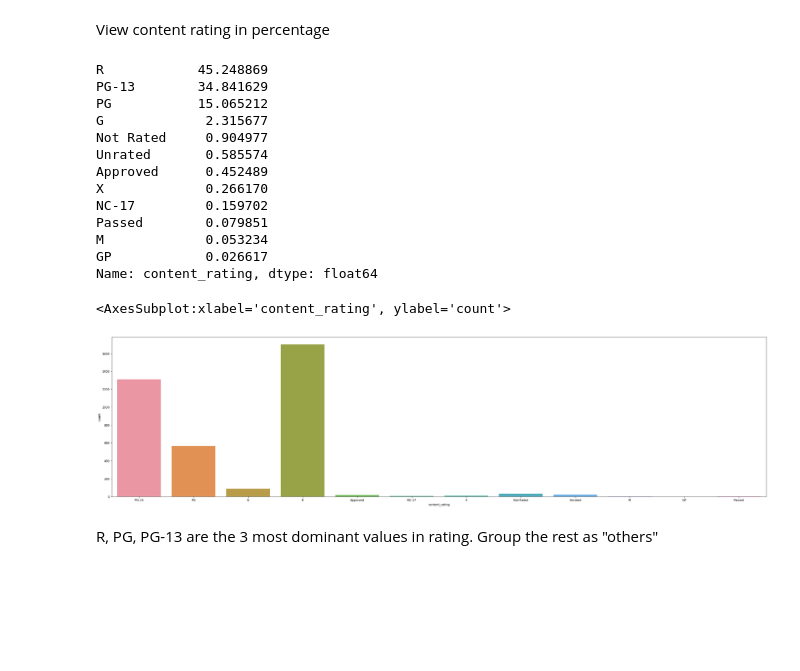
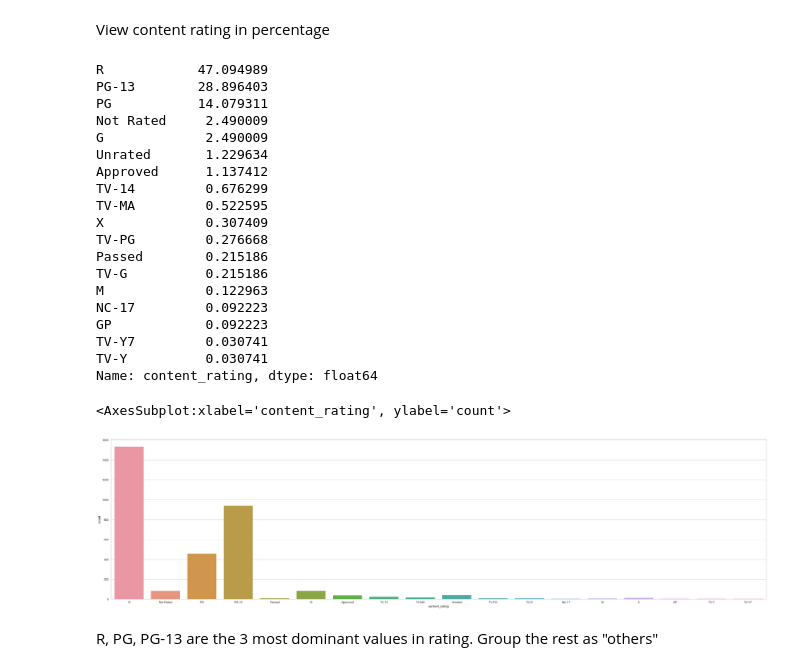
Before and after one commit to tontan2545/Big-Data-and-Artificial-Intelligence, a Jupyter notebook: W4_Logistic_Regression/HW4_Movie_Metadata.ipynb, the cells around one changed output. Cells and saved outputs as stored; diff of their text form; code cells hidden in the pictures; blank space fills up the shorter version.

```diff
--- a/W4_Logistic_Regression/HW4_Movie_Metadata.ipynb
+++ b/W4_Logistic_Regression/HW4_Movie_Metadata.ipynb
@@ -180,15 +262,17 @@ dtype: int64
 # %% [markdown]
 #### Dropping unnecessary columns such as imdb link, names
 # %%
-X = X.drop([
+to_drop = [
            "actor_1_name",
            "actor_2_name",
            "actor_3_name",
            "director_name",
            "movie_imdb_link",
            "movie_title"
-], axis=1)
-X.dtypes
+]
+X_train.drop(to_drop, axis=1, inplace=True)
+X_test.drop(to_drop, axis=1, inplace=True)
+X_train.dtypes
 # %% [output]
 actor_1_facebook_likes       float64
 actor_2_facebook_likes       float64
@@ -265,6 +349,7 @@ English accounts for 93.5%, this data is unusable since it's heavily skewed. Dro
 # %%
-X = X.drop("language", axis=1)
-X.dtypes
+X_train = X_train.drop("language", axis=1)
+X_test = X_test.drop("language", axis=1)
+X_train.dtypes
 # %% [output]
 actor_1_facebook_likes       float64
 actor_2_facebook_likes       float64
@@ -345,7 +430,8 @@ def process_country(X):
   top_three = ["USA","UK","France"]
   X["country"] = X["country"].where(X["country"].isin(top_three), "others")
   return X
-X = process_country(X)
-X
+X_train = process_country(X_train)
+X_test = process_country(X_test)
+X_train
 # %% [output]
 |  | actor_1_facebook_likes | actor_2_facebook_likes | actor_3_facebook_likes | aspect_ratio | budget | ... |
@@ -372,8 +458,9 @@ plt.figure(figsize=(40,10))
 # %% [markdown]
 Genres are too complicated and interconnected, dropping this data as for right now
 # %%
-X = X.drop("genres", axis=1)
-X.dtypes
+X_train = X_train.drop("genres", axis=1)
+X_test = X_test.drop("genres",axis=1)
+X_train.dtypes
 # %% [output]
 actor_1_facebook_likes       float64
 actor_2_facebook_likes       float64
@@ -399,28 +486,34 @@ dtype: object
 # %% [markdown]
 View content rating in percentage
 # %%
-value_counts = X["content_rating"].value_counts() / X.shape[0] * 100
+value_counts = X_train["content_rating"].value_counts() / X_train.shape[0] * 100
 value_counts
 # %% [output]
-R            45.248869
-PG-13        34.841629
-PG           15.065212
-G             2.315677
-Not Rated     0.904977
-Unrated       0.585574
-Approved      0.452489
-X             0.266170
-NC-17         0.159702
-Passed        0.079851
-M             0.053234
-GP            0.026617
+R            47.094989
+PG-13        28.896403
+PG           14.079311
+Not Rated     2.490009
+G             2.490009
+Unrated       1.229634
+Approved      1.137412
+TV-14         0.676299
+TV-MA         0.522595
+X             0.307409
+TV-PG         0.276668
+Passed        0.215186
+TV-G          0.215186
+M             0.122963
+NC-17         0.092223
+GP            0.092223
+TV-Y7         0.030741
+TV-Y          0.030741
 Name: content_rating, dtype: float64
 # %%
 plt.figure(figsize=(40,10))
-#sns.countplot(x="content_rating", data=X)
+sns.countplot(x="content_rating", data=X_train)
 # %% [output]
 <AxesSubplot:xlabel='content_rating', ylabel='count'>
-[figure, old version]
+[figure, new version]
 # %% [markdown]
 R, PG, PG-13 are the 3 most dominant values in rating. Group the rest as "others"
 # %%
```
Also changed, not shown: parts of 67 cells of this notebook.
